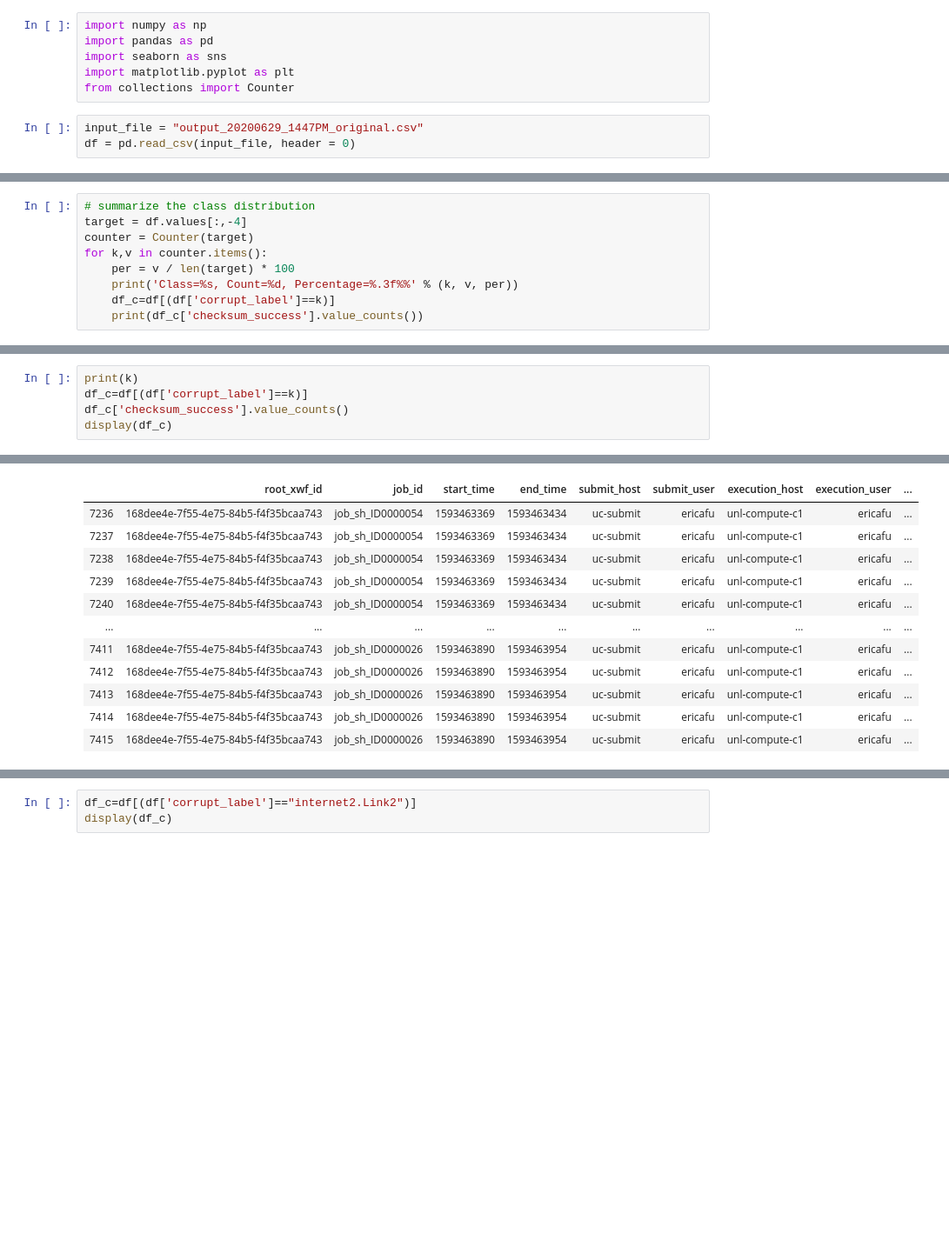
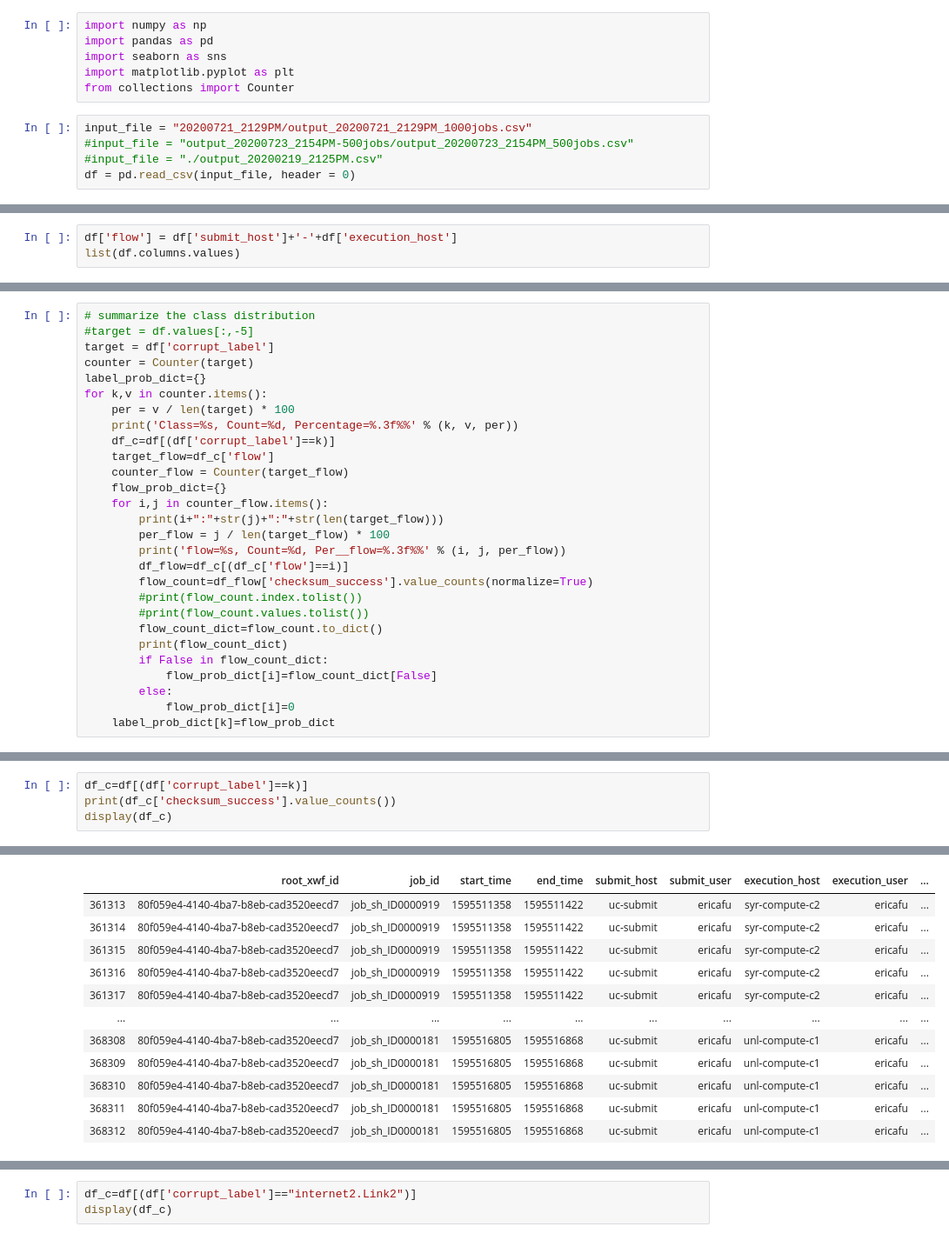
Before and after one commit to RENCI-NRIG/IRIS, a Jupyter notebook: analysis/workflow1.ipynb, the cells around one changed output, grey strips where cells are left out. Shown at 87% size. Drawn from its saved outputs; the diff is of its cells as text; blank space fills up the shorter version.

```diff
--- a/analysis/workflow1.ipynb
+++ b/analysis/workflow1.ipynb
@@ -5,7 +5,9 @@ import seaborn as sns
 import matplotlib.pyplot as plt
 from collections import Counter
 # %%
-input_file = "output_20200629_1447PM_original.csv"
+input_file = "20200721_2129PM/output_20200721_2129PM_1000jobs.csv"
+#input_file = "output_20200723_2154PM-500jobs/output_20200723_2154PM_500jobs.csv"
+#input_file = "./output_20200219_2125PM.csv"
 df = pd.read_csv(input_file, header = 0)
 # %%
 original_headers = list(df.columns.values)
@@ -34,0 +19,3 @@ df.shape
+# %%
+df['flow'] = df['submit_host']+'-'+df['execution_host']
+list(df.columns.values)
@@ -35,10 +40,29 @@ df.shape
 # %%
 # summarize the class distribution
-target = df.values[:,-4]
+#target = df.values[:,-5]
+target = df['corrupt_label']
 counter = Counter(target)
+label_prob_dict={}
 for k,v in counter.items():
     per = v / len(target) * 100
     print('Class=%s, Count=%d, Percentage=%.3f%%' % (k, v, per))
     df_c=df[(df['corrupt_label']==k)]
-    print(df_c['checksum_success'].value_counts())
+    target_flow=df_c['flow']
+    counter_flow = Counter(target_flow)
+    flow_prob_dict={}
+    for i,j in counter_flow.items():
+        print(i+":"+str(j)+":"+str(len(target_flow)))
+        per_flow = j / len(target_flow) * 100
+        print('flow=%s, Count=%d, Per__flow=%.3f%%' % (i, j, per_flow))
+        df_flow=df_c[(df_c['flow']==i)]
+        flow_count=df_flow['checksum_success'].value_counts(normalize=True)
+        #print(flow_count.index.tolist())
+        #print(flow_count.values.tolist())
+        flow_count_dict=flow_count.to_dict()
+        print(flow_count_dict)
+        if False in flow_count_dict:
+            flow_prob_dict[i]=flow_count_dict[False]
+        else:
+            flow_prob_dict[i]=0
+    label_prob_dict[k]=flow_prob_dict
 # %% [output]
@@ -62,6 +164,5 @@ Name: checksum_success, dtype: int64
 # %%
-print(k)
 df_c=df[(df['corrupt_label']==k)]
-df_c['checksum_success'].value_counts()
+print(df_c['checksum_success'].value_counts())
 display(df_c)
 # %% [output]
@@ -69,12 +172,12 @@ uc-staging.Link19
 |  | root_xwf_id | job_id | start_time | end_time | submit_host | submit_user | execution_host | execution_user | ... |
-| 7236 | 168dee4e-7f55-4e75-84b5-f4f35bcaa743 | job_sh_ID0000054 | 1593463369 | 1593463434 | uc-submit | ericafu | unl-compute-c1 | ericafu | ... |
-| 7237 | 168dee4e-7f55-4e75-84b5-f4f35bcaa743 | job_sh_ID0000054 | 1593463369 | 1593463434 | uc-submit | ericafu | unl-compute-c1 | ericafu | ... |
-| 7238 | 168dee4e-7f55-4e75-84b5-f4f35bcaa743 | job_sh_ID0000054 | 1593463369 | 1593463434 | uc-submit | ericafu | unl-compute-c1 | ericafu | ... |
-| 7239 | 168dee4e-7f55-4e75-84b5-f4f35bcaa743 | job_sh_ID0000054 | 1593463369 | 1593463434 | uc-submit | ericafu | unl-compute-c1 | ericafu | ... |
-| 7240 | 168dee4e-7f55-4e75-84b5-f4f35bcaa743 | job_sh_ID0000054 | 1593463369 | 1593463434 | uc-submit | ericafu | unl-compute-c1 | ericafu | ... |
+| 361313 | 80f059e4-4140-4ba7-b8eb-cad3520eecd7 | job_sh_ID0000919 | 1595511358 | 1595511422 | uc-submit | ericafu | syr-compute-c2 | ericafu | ... |
+| 361314 | 80f059e4-4140-4ba7-b8eb-cad3520eecd7 | job_sh_ID0000919 | 1595511358 | 1595511422 | uc-submit | ericafu | syr-compute-c2 | ericafu | ... |
+| 361315 | 80f059e4-4140-4ba7-b8eb-cad3520eecd7 | job_sh_ID0000919 | 1595511358 | 1595511422 | uc-submit | ericafu | syr-compute-c2 | ericafu | ... |
+| 361316 | 80f059e4-4140-4ba7-b8eb-cad3520eecd7 | job_sh_ID0000919 | 1595511358 | 1595511422 | uc-submit | ericafu | syr-compute-c2 | ericafu | ... |
+| 361317 | 80f059e4-4140-4ba7-b8eb-cad3520eecd7 | job_sh_ID0000919 | 1595511358 | 1595511422 | uc-submit | ericafu | syr-compute-c2 | ericafu | ... |
 | ... | ... | ... | ... | ... | ... | ... | ... | ... | ... |
-| 7411 | 168dee4e-7f55-4e75-84b5-f4f35bcaa743 | job_sh_ID0000026 | 1593463890 | 1593463954 | uc-submit | ericafu | unl-compute-c1 | ericafu | ... |
-| 7412 | 168dee4e-7f55-4e75-84b5-f4f35bcaa743 | job_sh_ID0000026 | 1593463890 | 1593463954 | uc-submit | ericafu | unl-compute-c1 | ericafu | ... |
-| 7413 | 168dee4e-7f55-4e75-84b5-f4f35bcaa743 | job_sh_ID0000026 | 1593463890 | 1593463954 | uc-submit | ericafu | unl-compute-c1 | ericafu | ... |
-| 7414 | 168dee4e-7f55-4e75-84b5-f4f35bcaa743 | job_sh_ID0000026 | 1593463890 | 1593463954 | uc-submit | ericafu | unl-compute-c1 | ericafu | ... |
-| 7415 | 168dee4e-7f55-4e75-84b5-f4f35bcaa743 | job_sh_ID0000026 | 1593463890 | 1593463954 | uc-submit | ericafu | unl-compute-c1 | ericafu | ... |
+| 368308 | 80f059e4-4140-4ba7-b8eb-cad3520eecd7 | job_sh_ID0000181 | 1595516805 | 1595516868 | uc-submit | ericafu | unl-compute-c1 | ericafu | ... |
+| 368309 | 80f059e4-4140-4ba7-b8eb-cad3520eecd7 | job_sh_ID0000181 | 1595516805 | 1595516868 | uc-submit | ericafu | unl-compute-c1 | ericafu | ... |
+| 368310 | 80f059e4-4140-4ba7-b8eb-cad3520eecd7 | job_sh_ID0000181 | 1595516805 | 1595516868 | uc-submit | ericafu | unl-compute-c1 | ericafu | ... |
+| 368311 | 80f059e4-4140-4ba7-b8eb-cad3520eecd7 | job_sh_ID0000181 | 1595516805 | 1595516868 | uc-submit | ericafu | unl-compute-c1 | ericafu | ... |
+| 368312 | 80f059e4-4140-4ba7-b8eb-cad3520eecd7 | job_sh_ID0000181 | 1595516805 | 1595516868 | uc-submit | ericafu | unl-compute-c1 | ericafu | ... |
```
Also changed, not shown: parts of 19 cells of this notebook, 3 other files.
